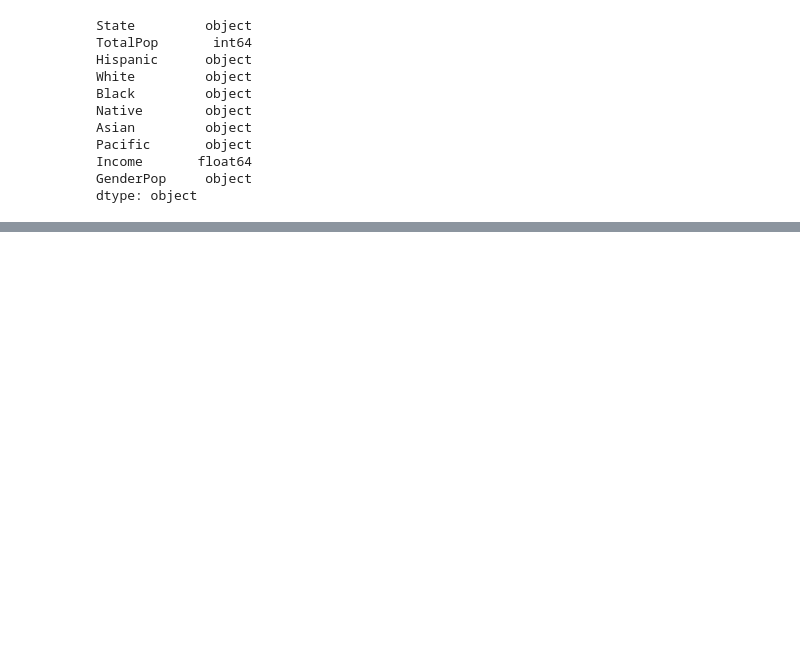
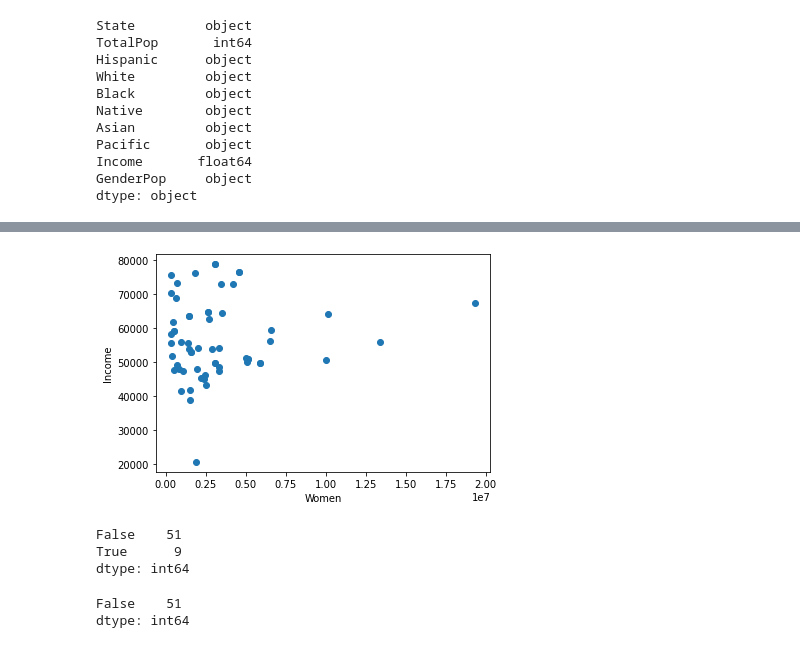
Before and after one commit to tayyabferozi/PIAIC-Q2-Pandas-Assignments, a Jupyter notebook: PIAIC_Q2_Pandas_Assignment_ipnyb.ipynb, the cells around one changed output, grey strips where cells are left out. Cells and saved outputs as stored; diff of their text form; code cells hidden in the pictures; blank space fills up the shorter version.

```diff
--- a/PIAIC_Q2_Pandas_Assignment_ipnyb.ipynb
+++ b/PIAIC_Q2_Pandas_Assignment_ipnyb.ipynb
@@ -78,0 +145,2 @@ dtype: object
+# %%
+census.Women.fillna(census.TotalPop - census.Men, inplace=True)
@@ -78,0 +167,13 @@ dtype: object
+# %%
+plt.scatter(census.Women, census.Income)
+plt.xlabel("Women")
+plt.ylabel("Income")
+plt.show()
+# %% [output]
+[figure, added]
+# %%
+census.duplicated().value_counts()
+# %% [output]
+False    51
+True      9
+dtype: int64
@@ -78,0 +183,5 @@ dtype: object
+# %%
+census.duplicated().value_counts()
+# %% [output]
+False    51
+dtype: int64
```
Also changed, not shown: parts of 40 cells of this notebook.
